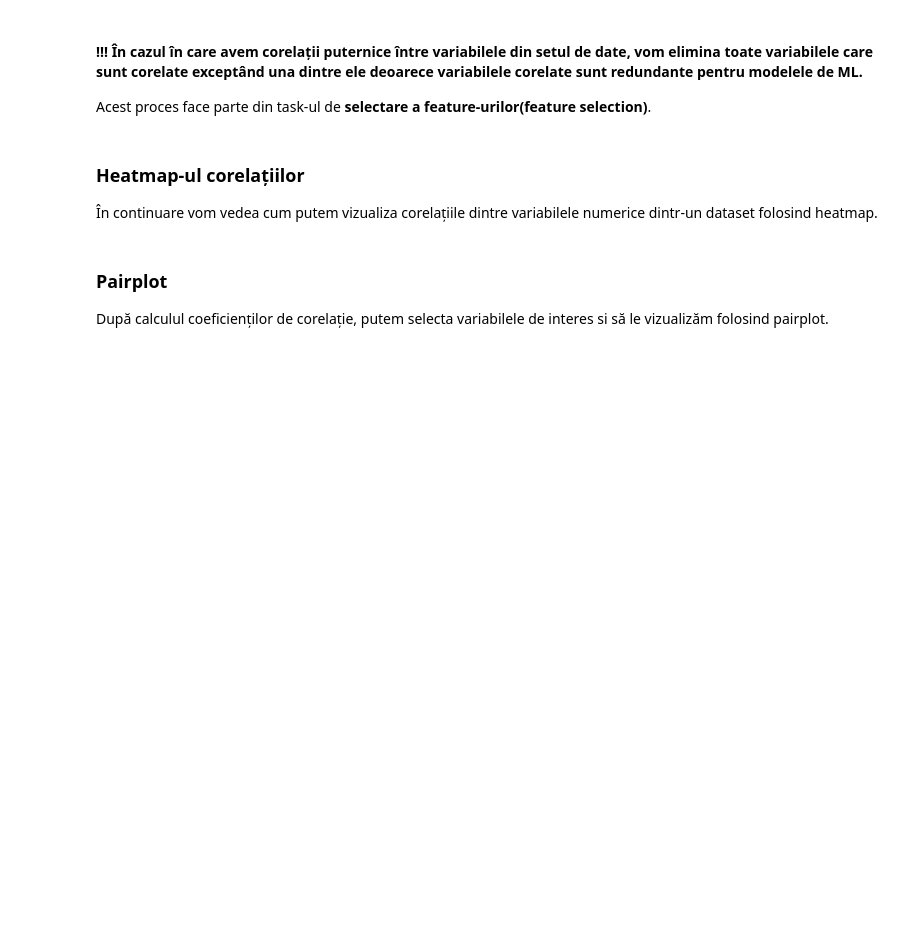
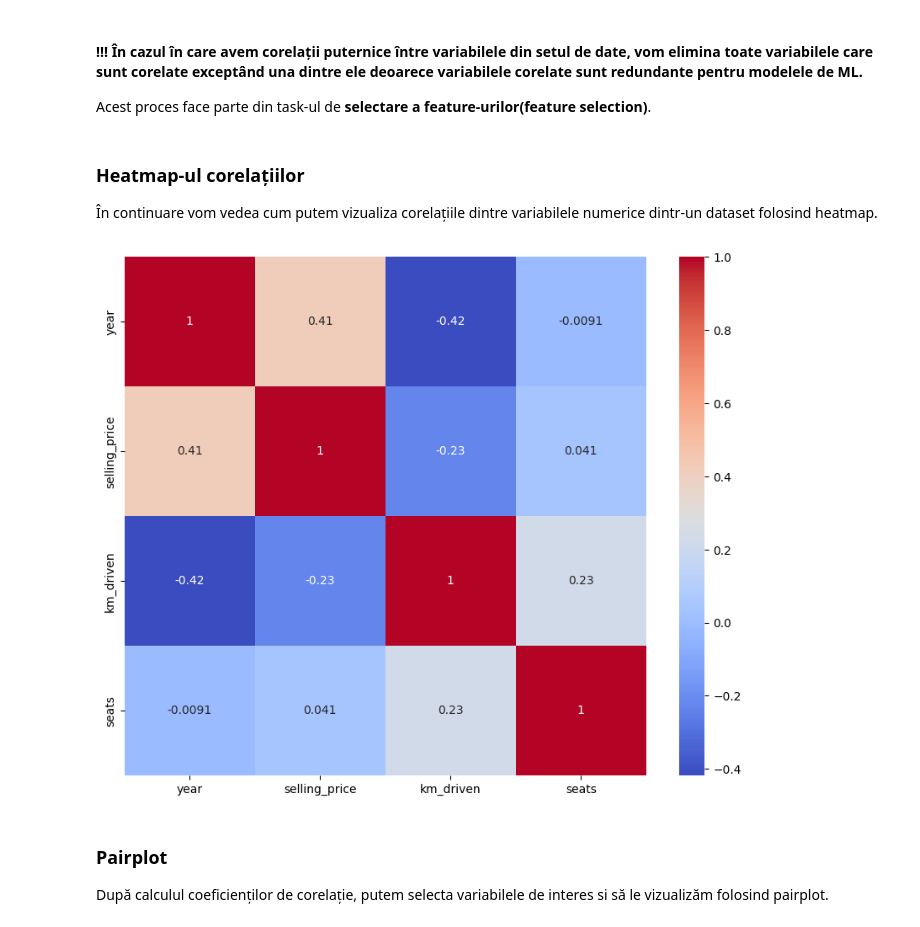
Before and after one commit to monica-raluca/MM, a Jupyter notebook: Lab03PR.ipynb, the cells around one changed output. Cells and saved outputs as stored; diff of their text form; code cells hidden in the pictures; blank space fills up the shorter version.

```diff
--- a/Lab03PR.ipynb
+++ b/Lab03PR.ipynb
@@ -38,6 +38,6 @@ import matplotlib.pyplot as plt
 import seaborn as sns
 # %%
 # Incarcam datele intr-un dataframe
-car_df = pd.read_csv('./data/vehicle_dataset.csv')
+car_df = pd.read_csv('vehicle_dataset.csv')
 car_df.head()
 # %% [output]
@@ -281,8 +379,10 @@ Acest proces face parte din task-ul de **selectare a feature-urilor(feature sele
 În continuare vom vedea cum putem vizualiza corelațiile dintre variabilele numerice dintr-un dataset folosind heatmap.
 # %%
 plt.figure(figsize=(10, 8))
-sns.heatmap(car_df.corr(method='pearson'), annot=True, cmap='coolwarm')
+sns.heatmap(car_df.select_dtypes(include=[np.number]).corr(method='pearson'), annot=True, cmap='coolwarm')
 plt.show()
+# %% [output]
+[figure, added]
 # %% [markdown]
 ### Pairplot
 
```
Also changed, not shown: parts of 35 cells of this notebook.
